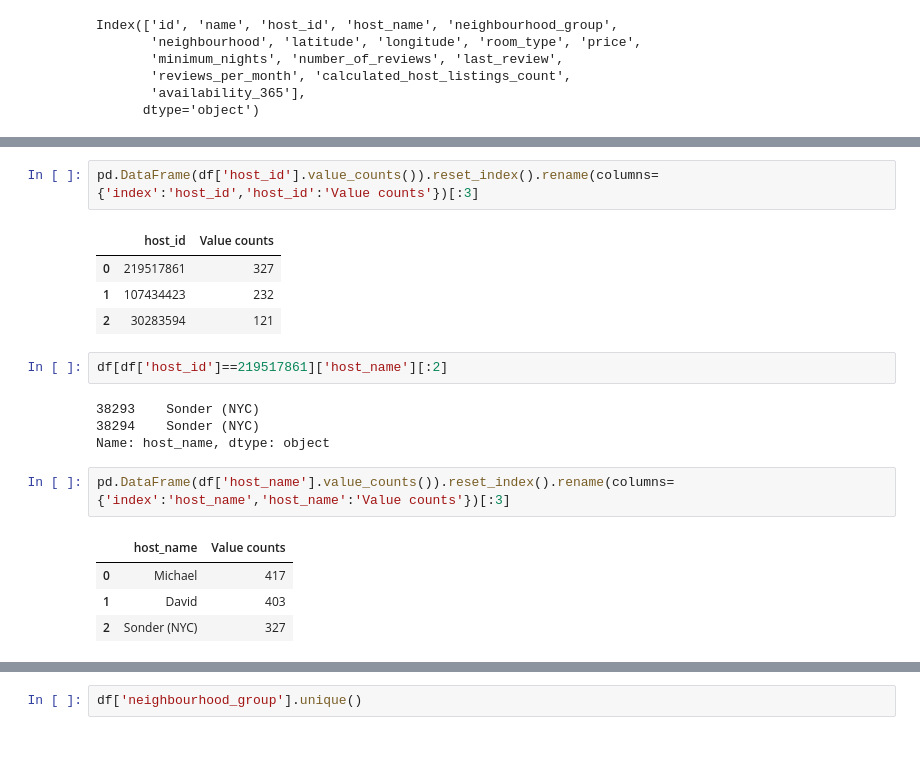
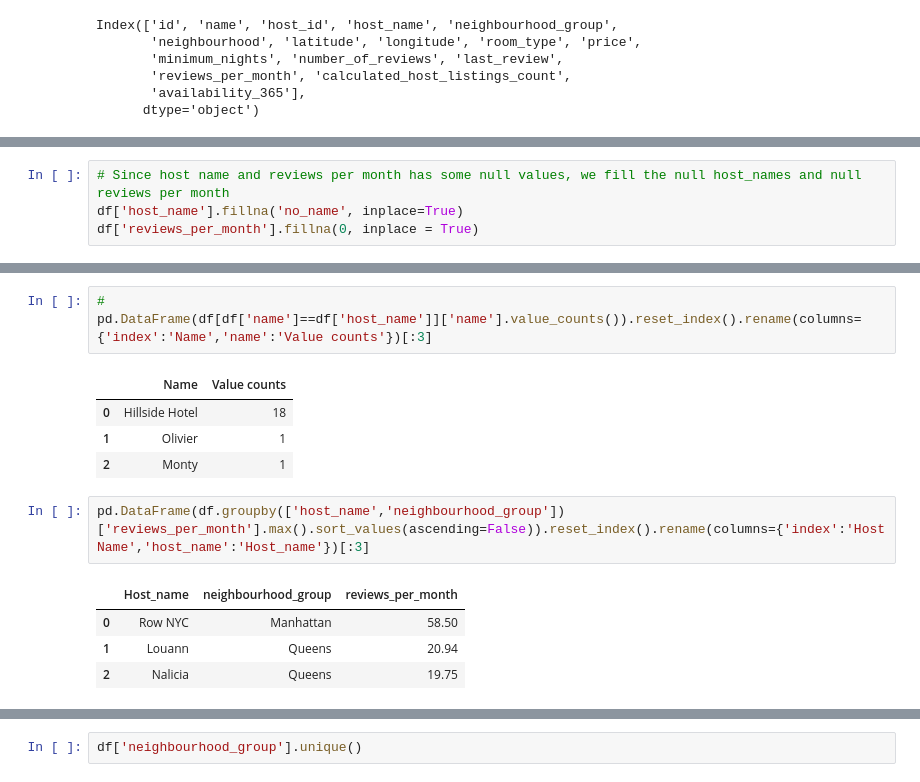
Before and after one commit to gokuljagannadh/Airbnb_Booking_Analysis, a Jupyter notebook: Airbnb_Bookings_Analysis_Capstone_Project.ipynb, the cells around one changed output, grey strips where cells are left out. Drawn from its saved outputs; the diff is of its cells as text; blank space fills up the shorter version.

```diff
--- a/Airbnb_Bookings_Analysis_Capstone_Project.ipynb
+++ b/Airbnb_Bookings_Analysis_Capstone_Project.ipynb
@@ -66,0 +95,4 @@ df.head(4)
+# %%
+# Since host name and reviews per month has some null values, we fill the null host_names and null reviews per month
+df['host_name'].fillna('no_name', inplace=True)
+df['reviews_per_month'].fillna(0, inplace = True)
@@ -76,20 +155,15 @@ f'The total number of unique values of host_id  is {x}, host_name is {y} and nam
 # %%
-pd.DataFrame(df['host_id'].value_counts()).reset_index().rename(columns={'index':'host_id','host_id':'Value counts'})[:3]
+#
+pd.DataFrame(df[df['name']==df['host_name']]['name'].value_counts()).reset_index().rename(columns={'index':'Name','name':'Value counts'})[:3]
 # %% [output]
-|  | host_id | Value counts |
-| 0 | 219517861 | 327 |
-| 1 | 107434423 | 232 |
-| 2 | 30283594 | 121 |
+|  | Name | Value counts |
+| 0 | Hillside Hotel | 18 |
+| 1 | Olivier | 1 |
+| 2 | Monty | 1 |
-# %%
-df[df['host_id']==219517861]['host_name'][:2]
-# %% [output]
-38293    Sonder (NYC)
-38294    Sonder (NYC)
-Name: host_name, dtype: object
 # %%
-pd.DataFrame(df['host_name'].value_counts()).reset_index().rename(columns={'index':'host_name','host_name':'Value counts'})[:3]
+pd.DataFrame(df.groupby(['host_name','neighbourhood_group'])['reviews_per_month'].max().sort_values(ascending=False)).reset_index().rename(columns={'index':'Host Name','host_name':'Host_name'})[:3]
 # %% [output]
-|  | host_name | Value counts |
-| 0 | Michael | 417 |
-| 1 | David | 403 |
-| 2 | Sonder (NYC) | 327 |
+|  | Host_name | neighbourhood_group | reviews_per_month |
+| 0 | Row NYC | Manhattan | 58.50 |
+| 1 | Louann | Queens | 20.94 |
+| 2 | Nalicia | Queens | 19.75 |
```
Also changed, not shown: parts of 62 cells of this notebook.
